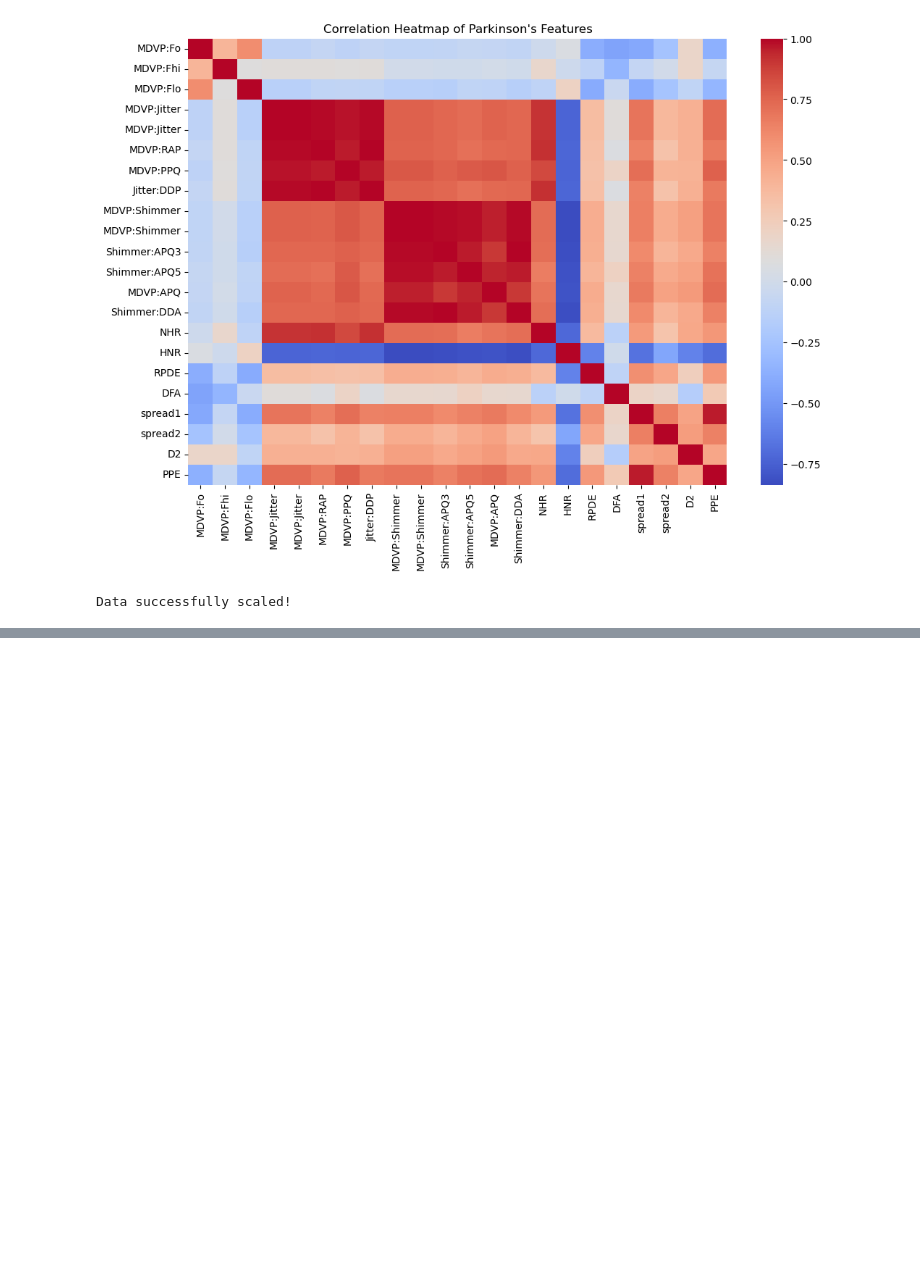
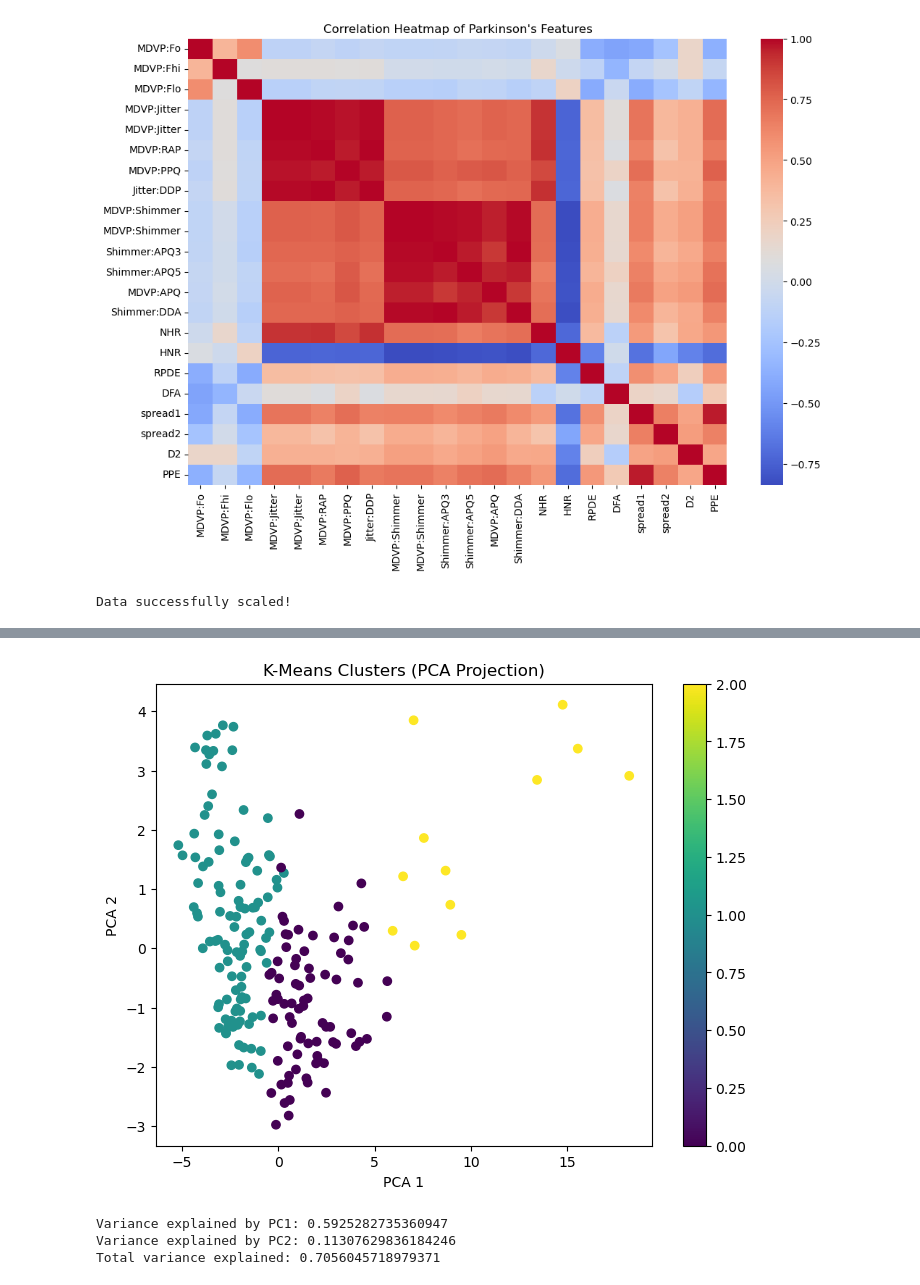
Before and after one commit to TashyLela/Parkinson-s-Disease-Classification-Project, a Jupyter notebook: notebooks/Data Preprocessing.ipynb, the cells around one changed output, grey strips where cells are left out. Drawn from its saved outputs; the diff is of its cells as text; code cells hidden in the pictures; blank space fills up the shorter version.

```diff
--- a/notebooks/Data Preprocessing.ipynb
+++ b/notebooks/Data Preprocessing.ipynb
@@ -87,0 +153,16 @@ Data successfully scaled!
+# %%
+# PCA for Visualization
+from sklearn.decomposition import PCA
+
+pca = PCA(n_components=2)
+X_pca = pca.fit_transform(X_scaled_df)
+
+plt.figure(figsize=(8,6))
+plt.scatter(X_pca[:,0], X_pca[:,1], c=clusters, cmap='viridis')
+plt.xlabel('PCA 1')
+plt.ylabel('PCA 2')
+plt.title('K-Means Clusters (PCA Projection)')
+plt.colorbar()
+plt.show()
+# %% [output]
+[figure, added]
@@ -87,0 +173,10 @@ Data successfully scaled!
+# %%
+explained_variance = pca.explained_variance_ratio_
+
+print("Variance explained by PC1:", explained_variance[0])
+print("Variance explained by PC2:", explained_variance[1])
+print("Total variance explained:", explained_variance.sum())
+# %% [output]
+Variance explained by PC1: 0.5925282735360947
+Variance explained by PC2: 0.11307629836184246
+Total variance explained: 0.7056045718979371
```
Also changed, not shown: parts of 16 cells of this notebook.
